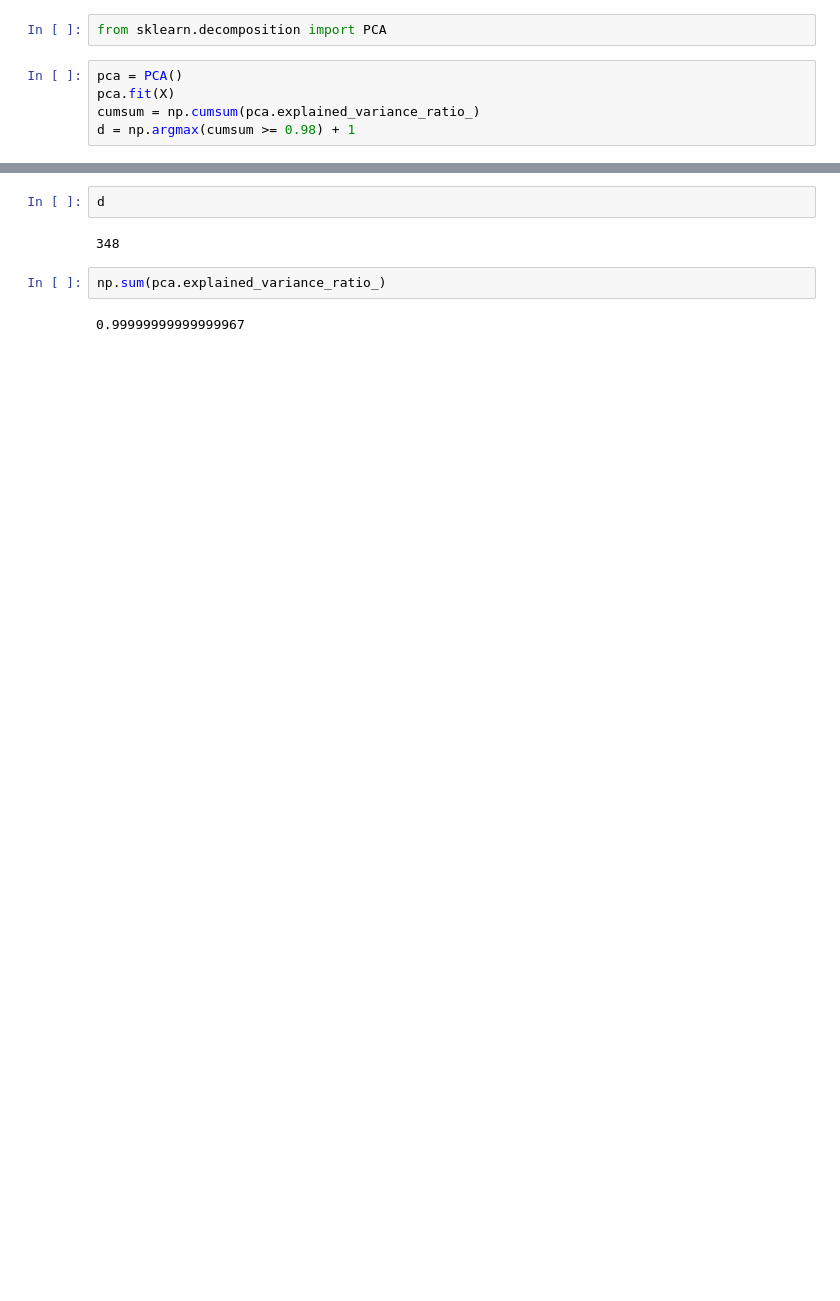
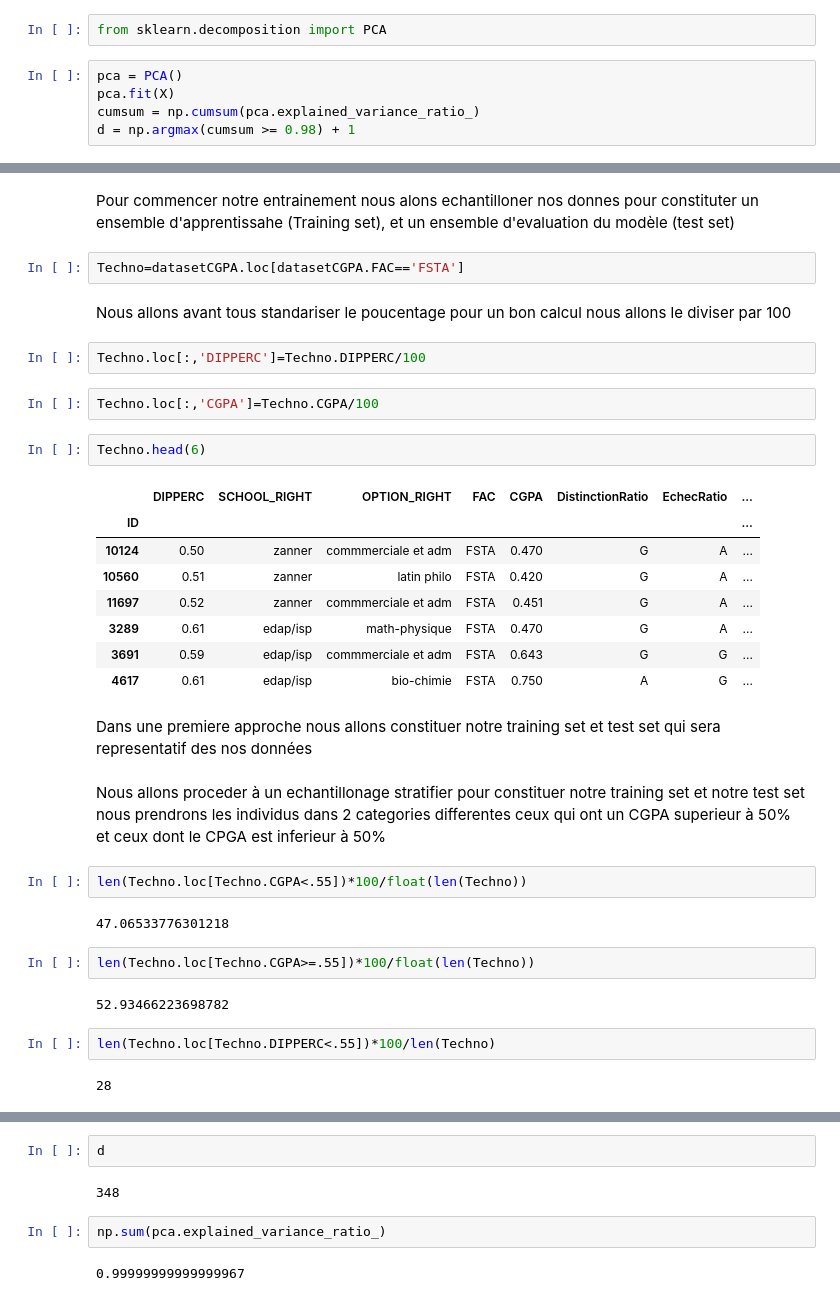
Before and after one commit to espoirMur/Student-Grade-Predictor, a Jupyter notebook: notebook/PredictiveModelBuilding.ipynb, the cells around one changed output, grey strips where cells are left out. Drawn from its saved outputs; the diff is of its cells as text; blank space fills up the shorter version.

Commit message:
finish training models in Techno departement

```diff
--- a/notebook/PredictiveModelBuilding.ipynb
+++ b/notebook/PredictiveModelBuilding.ipynb
@@ -486,0 +1201,37 @@ d = np.argmax(cumsum >= 0.98) + 1
+# %% [markdown]
+Pour commencer notre entrainement nous alons echantilloner nos donnes pour constituter un ensemble d'apprentissahe (Training set), et un ensemble d'evaluation du modèle (test set)
+# %%
+Techno=datasetCGPA.loc[datasetCGPA.FAC=='FSTA']
+# %% [markdown]
+Nous allons avant tous standariser le poucentage pour un bon calcul nous allons le diviser par 100
+# %%
+Techno.loc[:,'DIPPERC']=Techno.DIPPERC/100
+# %%
+Techno.loc[:,'CGPA']=Techno.CGPA/100
+# %%
+Techno.head(6)
+# %% [output]
+|  | DIPPERC | SCHOOL_RIGHT | OPTION_RIGHT | FAC | CGPA | DistinctionRatio | EchecRatio | ... |
+| ID |  |  |  |  |  |  |  | ... |
+| 10124 | 0.50 | zanner | commmerciale et adm | FSTA | 0.470 | G | A | ... |
+| 10560 | 0.51 | zanner | latin philo | FSTA | 0.420 | G | A | ... |
+| 11697 | 0.52 | zanner | commmerciale et adm | FSTA | 0.451 | G | A | ... |
+| 3289 | 0.61 | edap/isp | math-physique | FSTA | 0.470 | G | A | ... |
+| 3691 | 0.59 | edap/isp | commmerciale et adm | FSTA | 0.643 | G | G | ... |
+| 4617 | 0.61 | edap/isp | bio-chimie | FSTA | 0.750 | A | G | ... |
+# %% [markdown]
+Dans une premiere approche nous allons constituer notre training set et test set qui sera representatif des nos données
+# %% [markdown]
+Nous allons proceder à un echantillonage stratifier pour constituer notre training set et notre test set nous prendrons les individus dans 2 categories differentes ceux qui ont un CGPA superieur à 50% et ceux dont le CPGA est inferieur à 50%
+# %%
+len(Techno.loc[Techno.CGPA<.55])*100/float(len(Techno))
+# %% [output]
+47.06533776301218
+# %%
+len(Techno.loc[Techno.CGPA>=.55])*100/float(len(Techno))
+# %% [output]
+52.93466223698782
+# %%
+len(Techno.loc[Techno.DIPPERC<.55])*100/len(Techno)
+# %% [output]
+28
```
Also changed, not shown: parts of 318 cells of this notebook, 3 other files.
